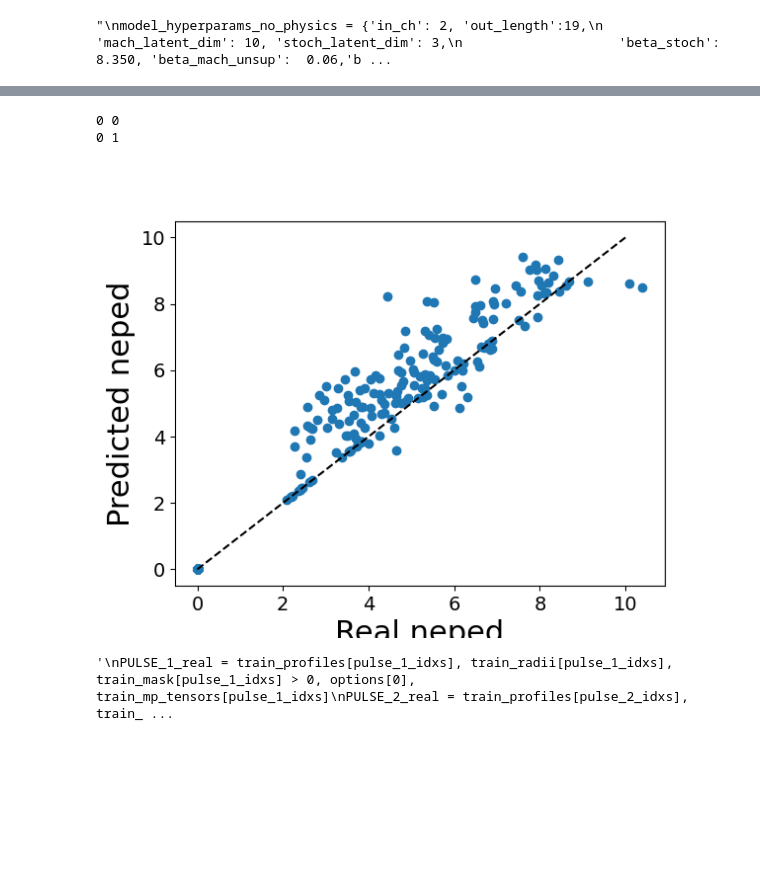
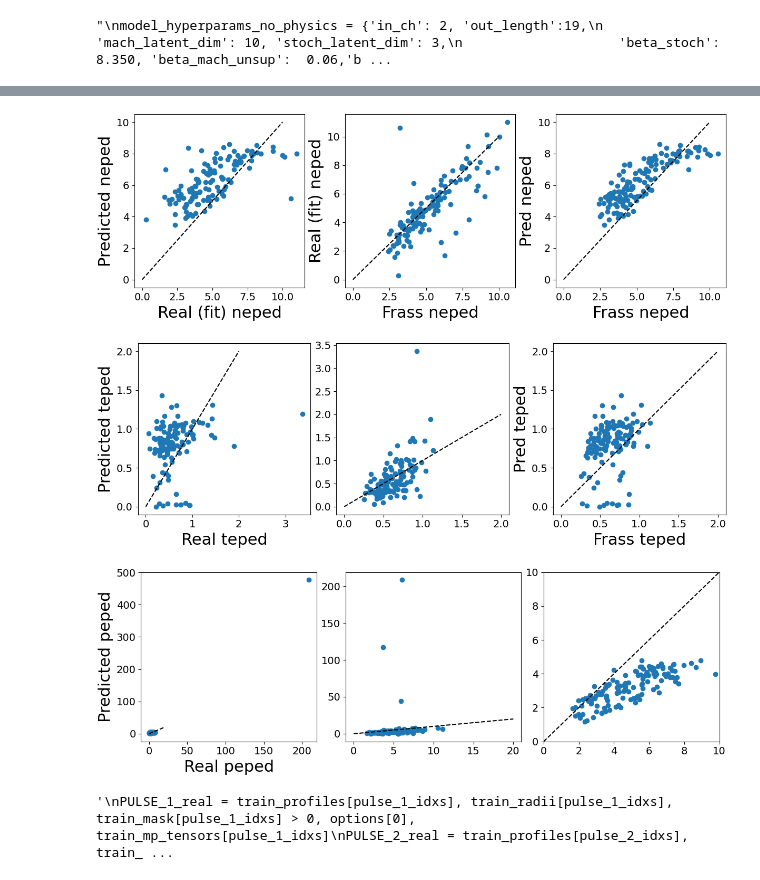
Before and after one commit to fusionby2030/moxie, a Jupyter notebook: experiments/EPED_oder_uns/Paper_Figures.ipynb, the cells around one changed output, grey strips where cells are left out. Drawn from its saved outputs; the diff is of its cells as text; code cells hidden in the pictures; blank space fills up the shorter version.

```diff
--- a/experiments/EPED_oder_uns/Paper_Figures.ipynb
+++ b/experiments/EPED_oder_uns/Paper_Figures.ipynb
@@ -27,7 +27,7 @@ plt.rc('figure', titlesize=BIGGER_SIZE)  # fontsize of the figure title
 # %%
 with open('/home/kitadam/ENR_Sven/moxie/data/processed/pedestal_profiles_ML_READY_ak_19042022.pickle', 'rb') as file:
     massive_dict = pickle.load(file)
-    full_dict = massive_dict['ALL']
+    full_dict = massive_dict['SANDBOX_NO_VARIATIONS']
     massive_dict = {}
     train_X, train_y, train_mask, train_radii, train_real_space_radii, train_ids = full_dict['train_dict']['padded']['profiles'],full_dict['train_dict']['padded']['controls'], full_dict['train_dict']['padded']['masks'], full_dict['train_dict']['padded']['radii'] ,full_dict['train_dict']['padded']['real_space_radii'] , full_dict['train_dict']['padded']['pulse_time_ids']
     val_X, val_y, val_mask, val_radii, val_real_space_radii, val_ids = full_dict['val_dict']['padded']['profiles'],full_dict['val_dict']['padded']['controls'], full_dict['val_dict']['padded']['masks'], full_dict['val_dict']['padded']['radii'], full_dict['val_dict']['padded']['real_space_radii'], full_dict['val_dict']['padded']['pulse_time_ids']
@@ -131,17 +131,15 @@ from moxie.experiments.DIVA_EXP_AK_1 import EXAMPLE_DIVA_EXP_AK
 
 import pytorch_lightning as pl
 model_hyperparams_physics = {'in_ch': 2, 'out_length':19,
-                    'mach_latent_dim': 9, 'stoch_latent_dim': 3,
-                    'beta_stoch': 0.224, 'beta_mach_unsup':  0.134,'beta_mach_sup':  0.0,
-                    'alpha_mach': 78.0, 'alpha_prof': 303.0,
-                    'encoder_end_dense_size': 128,
-                    'hidden_dims': [2, 4], 'mp_hdims_cond': [397, 369, 29, 113, 284],
-                    'mp_hdims_aux': [122, 398, 463, 354, 399],
-                    'physics': False, 'gamma_stored_energy': 0.36,
-                    'start_sup_time': 1917,
-                    'loss_type': 'semi-supervised'}
+                    'mach_latent_dim': 10, 'stoch_latent_dim': 3,
+                    'beta_stoch': 1.0, 'beta_mach_unsup':  0.001,'beta_mach_sup':  0.0,
+                    'alpha_mach': 1.0, 'alpha_prof': 20.0,  # 212, 306, 26, 295, 263, 336] 	[485, 499, 352, 432]
+                    'start_sup_time': 1000,
+                    'physics': False, 'gamma_stored_energy': 1.0, 'gamma_bpol': 1.0, 'gamma_beta': 1.0,
+                    'mp_hdims_aux': [256, 128, 64], 'mp_hdims_cond':[256, 128, 64], # 'mp_hdims_aux': [263, 469, 284], 'mp_hdims_cond':[20, 136, 54, 205, 154, 408], # 'mp_hdims_cond': [397, 369, 29, 113, 284], 'mp_hdims_aux': [122, 398, 463, 354, 399],
+                    'hidden_dims': [2, 4], 'loss_type': 'semi-supervised',}
 model_physics = DIVAMODEL(**model_hyperparams_physics)
-model_name_physics = 'DECENT_MODEL_modelstatedict_SCHEDULER_PHYSICS_9MD_3SD_0BMUN_0.0BMSUP_0.224BS_78AM_303AP_128ENCDENSE_100EP_0.03GAMMA'
+model_name_physics = 'modelstatedict_SCHEDULER_SECULAR_10MD_3SD_0BMUN_0.0BMSUP_1.1BS_1AM_500AP_50EP'
 # model_name = 'modelstatedict_SCHEDULER_PHYSICS_10MD_3SD_0BMUN_0.0BMSUP_2.403BS_11AM_356AP_100EP_0.6GAMMA' # prior [485, 499, 352, 432], cond [212, 306, 26, 295, 263, 336], LD 10,
 state_dict = torch.load('./model_results/{}.pth'.format(model_name_physics))
 model_physics.load_state_dict(state_dict['model'])
@@ -570,19 +588,59 @@ for k in iterator:
     # neped_height_rmse.append((abs(frassineti[0]) - abs(filtered_pred_fit_params[0, :, :].mean(1)))**2)
 # %%
 plt.close('all')
-# print(mean_squared_error(neped_height_mean, neped_height_real))
-print(np.isinf(neped_height_real).sum(), np.isinf(neped_height_mean).sum())
-print(np.isnan(neped_height_real).sum(), np.isnan(neped_height_mean).sum())
-plt.scatter(neped_height_real, neped_height_mean)
-plt.plot([0, 10], [0, 10], 'k--')
-plt.xlabel('Real neped')
-plt.ylabel('Predicted neped')
+# print(mean_squared_error(neped_height_mean[np.where(np.isnan(neped_height_mean)==False)], neped_height_real[np.where(np.isnan(neped_height_mean)==False)]))
+# print(mean_squared_error(teped_height_mean[np.where(np.isnan(teped_height_mean)==False)], teped_height_real[np.where(np.isnan(teped_height_mean)==False)]))
+# print(mean_squared_error(peped_height_mean[np.where(np.isnan(peped_height_mean)==False)], peped_height_real[np.where(np.isnan(peped_height_mean)==False)]))
+# print(np.isinf(neped_height_real).sum(), np.isinf(neped_height_mean).sum())
+# print(np.isnan(neped_height_real).sum(), np.isnan(neped_height_mean).sum())
+# print(np.isnan(neped_height_real).sum(), np.where(np.isnan(neped_height_mean)==True))
+# print(np.where(neped_height_mean == 0.0))
+fig, axs = plt.subplots(1, 3, figsize=(12, 4), constrained_layout=True)
+axs[0].scatter(neped_height_real, neped_height_mean)
+axs[0].set_xlabel('Real (fit) neped')
+axs[0].set_ylabel('Predicted neped')
+axs[1].scatter(neped_height_real_frass, neped_height_real)
+axs[1].set_xlabel('Frass neped')
+axs[1].set_ylabel('Real (fit) neped')
+axs[2].scatter(neped_height_real_frass, neped_height_mean)
+axs[2].set_xlabel('Frass neped')
+axs[2].set_ylabel('Pred neped')
+axs[0].plot([0, 10], [0, 10], 'k--')
+axs[1].plot([0, 10], [0, 10], 'k--')
+axs[2].plot([0, 10], [0, 10], 'k--')
 
 plt.show()
+
+fig, axs = plt.subplots(1, 3, figsize=(12, 4), constrained_layout=True)
+axs[0].scatter(teped_height_real, teped_height_mean)
+axs[1].scatter(teped_height_real_frass, teped_height_real)
+axs[2].scatter(teped_height_real_frass, teped_height_mean)
+axs[0].plot([0, 2], [0, 2], 'k--')
+axs[1].plot([0, 2], [0, 2], 'k--')
+axs[2].plot([0, 2], [0, 2], 'k--')
+axs[0].set_xlabel('Real teped')
+axs[0].set_ylabel('Predicted teped')
+axs[2].set_xlabel('Frass teped')
+axs[2].set_ylabel('Pred teped')
+
+plt.show()
+fig, axs = plt.subplots(1, 3, figsize=(12, 4), constrained_layout=True)
+axs[0].scatter(peped_height_real, peped_height_mean)
+axs[1].scatter(peped_height_real_frass, peped_height_real)
+axs[2].scatter(peped_height_real_frass, peped_height_mean)
+axs[0].plot([0, 20], [0, 20], 'k--')
+axs[1].plot([0, 20], [0, 20], 'k--')
+axs[2].plot([0, 20], [0, 20], 'k--')
+axs[0].set_xlabel('Real peped')
+axs[0].set_ylabel('Predicted peped')
+axs[2].set_ylim(0, 10)
+axs[2].set_xlim(0, 10)
+
+plt.show()
 # %% [output]
-0 0
-0 1
-[figure, old version]
+[figure, new version]
+[figure, added]
+[figure, added]
 # %%
 model = model_physics
 # Things that don't change after training
```
Also changed, not shown: parts of 3 cells of this notebook, 2 other files.
